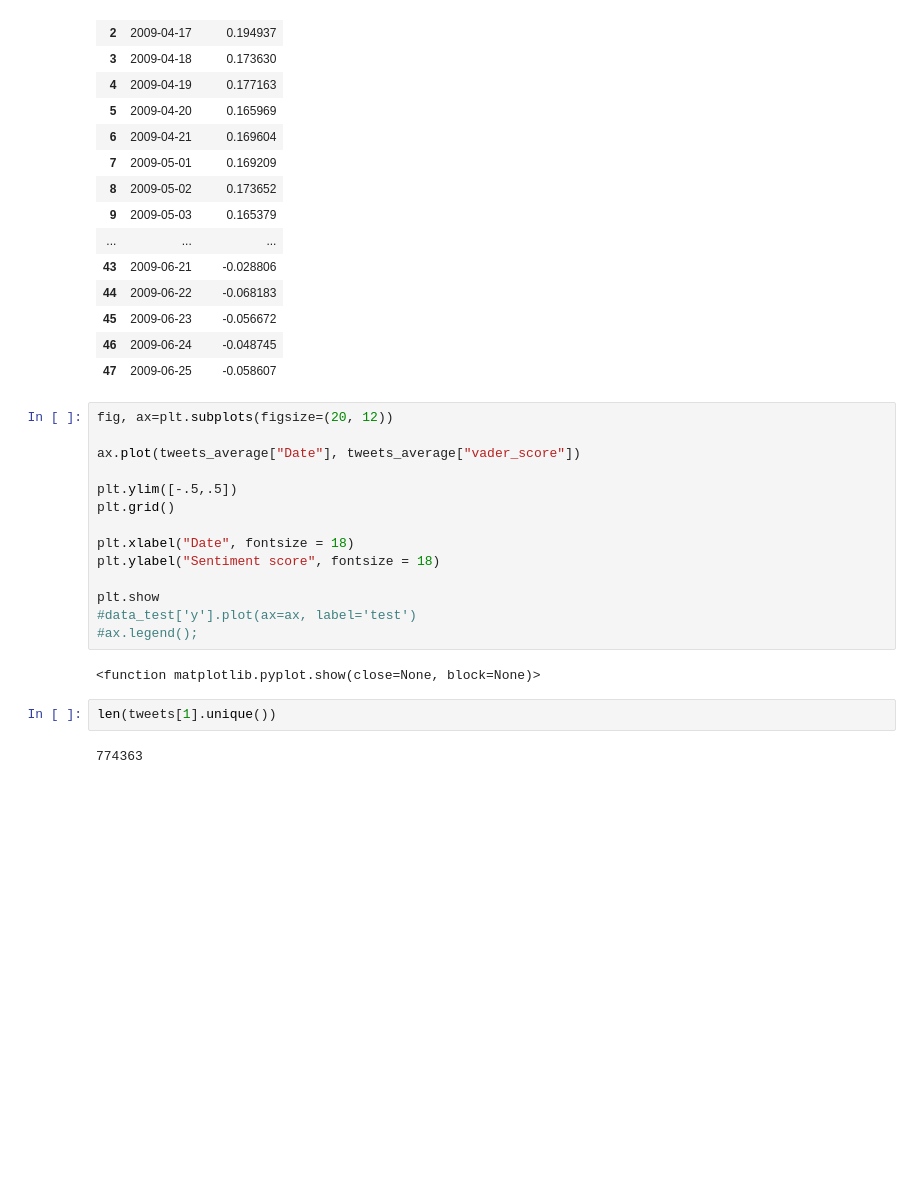
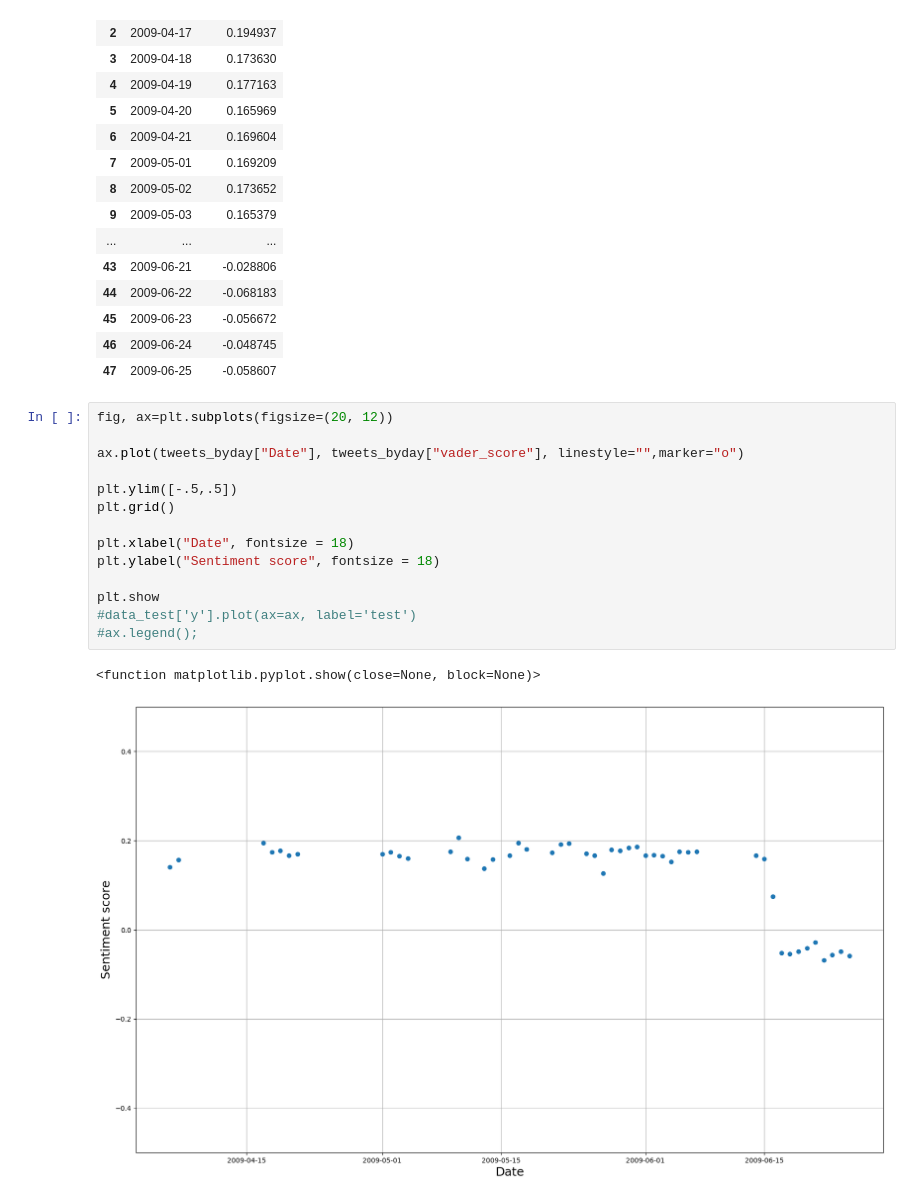
Before and after one commit to coharaCNJ/M.Sc.-Data-Analytics-Semester-2-CA2, a Jupyter notebook: Sentiment_Analysis.ipynb, the cells around one changed output. Cells and saved outputs as stored; diff of their text form; blank space fills up the shorter version.

```diff
--- a/Sentiment_Analysis.ipynb
+++ b/Sentiment_Analysis.ipynb
@@ -159,20 +209,17 @@ tweets_byday
 # %%
 fig, ax=plt.subplots(figsize=(20, 12))
 
-ax.plot(tweets_average["Date"], tweets_average["vader_score"])
+ax.plot(tweets_byday["Date"], tweets_byday["vader_score"], linestyle="",marker="o")
 
 plt.ylim([-.5,.5])
 plt.grid()
 
 plt.xlabel("Date", fontsize = 18)
 plt.ylabel("Sentiment score", fontsize = 18)
 
 plt.show
 #data_test['y'].plot(ax=ax, label='test')
 #ax.legend();
 # %% [output]
 <function matplotlib.pyplot.show(close=None, block=None)>
+[figure, added]
-# %%
-len(tweets[1].unique())
-# %% [output]
-774363
```
Also changed, not shown: parts of 33 cells of this notebook, 2 other files.
